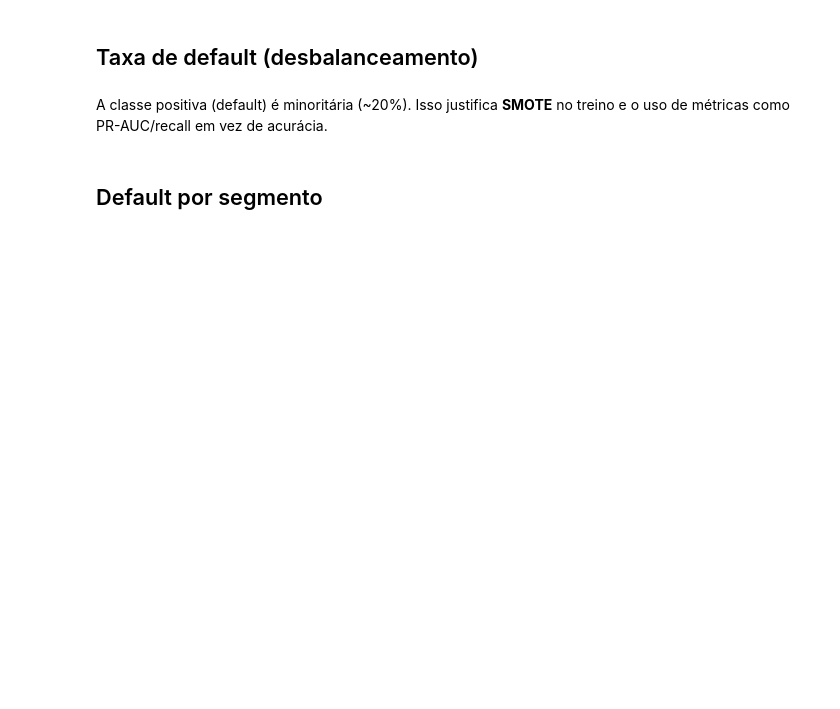
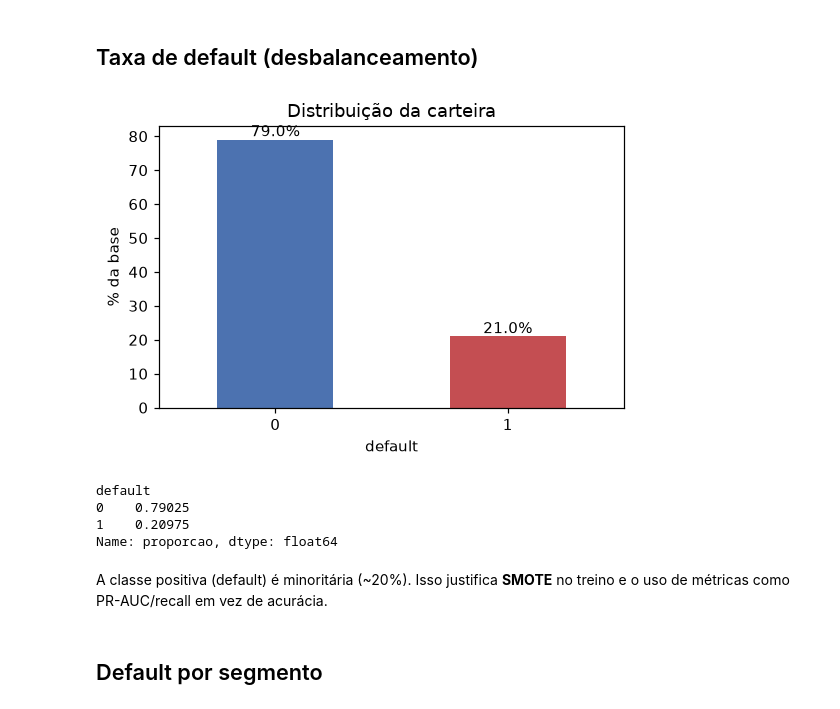
Before and after one commit to david-oliveira-dev/credit-risk-scoring, a Jupyter notebook: notebooks/01-eda.ipynb, the cells around one changed output. Saved outputs shown, nothing was run; the diff lists cells and outputs as text; code cells hidden in the pictures; blank space fills up the shorter version.

```diff
--- a/notebooks/01-eda.ipynb
+++ b/notebooks/01-eda.ipynb
@@ -7,7 +7,10 @@ Rode o ETL antes: `python -m src.data.etl`
 # %%
 import sys; sys.path.append('..')
 import pandas as pd
+import matplotlib.pyplot as plt
 from src import config
+
+plt.rcParams['figure.dpi'] = 110
 
 df = pd.read_parquet(config.PROCESSED_PARQUET) if config.PROCESSED_PARQUET.exists() else pd.read_csv(config.RAW_CSV)
 print(df.shape)
@@ -19,3 +28,22 @@ df['default'].value_counts(normalize=True).rename('proporcao')
+# %%
+proporcao = df['default'].value_counts(normalize=True).rename('proporcao')
+
+fig, ax = plt.subplots(figsize=(5, 3.5))
+(proporcao * 100).plot(kind='bar', ax=ax, color=['#4c72b0', '#c44e52'])
+ax.set_title('Distribuição da carteira')
+ax.set_xlabel('default'); ax.set_ylabel('% da base')
+ax.tick_params(axis='x', rotation=0)
+for i, v in enumerate(proporcao * 100):
+    ax.text(i, v + 1, f'{v:.1f}%', ha='center')
+plt.tight_layout(); plt.show()
+
+proporcao
+# %% [output]
+[figure, added]
+default
+0    0.79025
+1    0.20975
+Name: proporcao, dtype: float64
 # %% [markdown]
 A classe positiva (default) é minoritária (~20%). Isso justifica **SMOTE** no treino e o uso de métricas como PR-AUC/recall em vez de acurácia.
 # %% [markdown]
```
Also changed, not shown: parts of 8 cells of this notebook.
